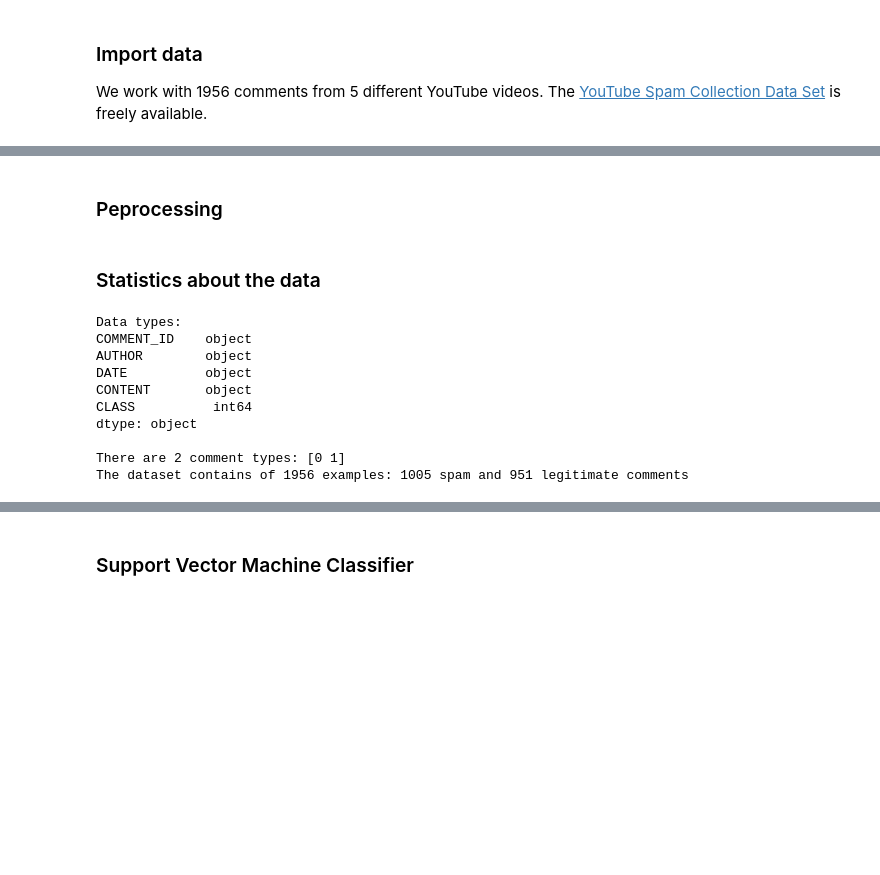
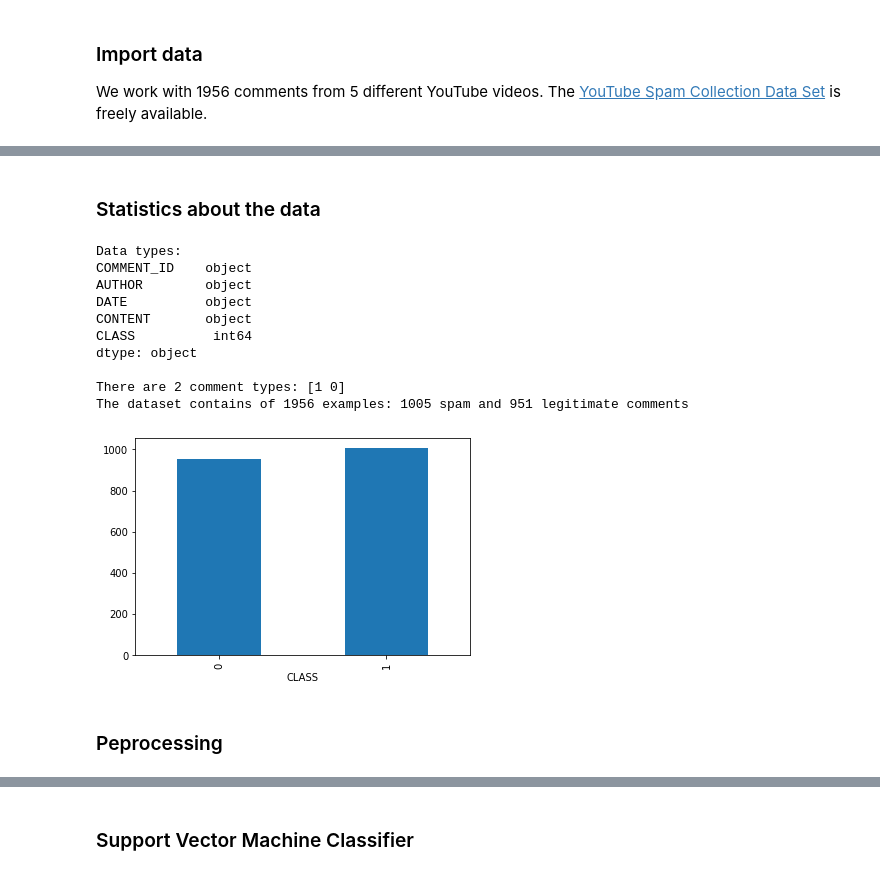
Before and after one commit to padieul/yt_spam_scanner, a Jupyter notebook: models/svm.ipynb, the cells around one changed output, grey strips where cells are left out. Cells and saved outputs as stored; diff of their text form; code cells hidden in the pictures; blank space fills up the shorter version.

```diff
--- a/models/svm.ipynb
+++ b/models/svm.ipynb
@@ -72,3 +62,24 @@ True
+# %% [markdown]
+### Statistics about the data
+# %%
+print(f"Data types:\n{corpus.dtypes}\n")
+print(f"There are {len(corpus['CLASS'].unique())} comment types: {corpus['CLASS'].unique()}")
+print(f"The dataset contains of {len(corpus)} examples: {len(corpus.loc[corpus['CLASS'] == 1])} spam and {len(corpus.loc[corpus['CLASS'] == 0])} legitimate comments")
+
+corpus.groupby("CLASS").CONTENT.count().plot.bar(ylim=0)
+plt.show()
+# %% [output]
+Data types:
+COMMENT_ID    object
+AUTHOR        object
+DATE          object
+CONTENT       object
+CLASS          int64
+dtype: object
+
+There are 2 comment types: [1 0]
+The dataset contains of 1956 examples: 1005 spam and 951 legitimate comments
+[figure, added]
 # %% [markdown]
 ### Peprocessing
 # %%
@@ -112,17 +136,0 @@ BOW = vectorizer.fit_transform(cleaned_data)
-# %% [markdown]
-### Statistics about the data
-# %%
-print(f"Data types:\n{corpus.dtypes}\n")
-print(f"There are {len(corpus['CLASS'].unique())} comment types: {corpus['CLASS'].unique()}")
-print(f"The dataset contains of {len(corpus)} examples: {len(corpus.loc[corpus['CLASS'] == 1])} spam and {len(corpus.loc[corpus['CLASS'] == 0])} legitimate comments")
-# %% [output]
-Data types:
-COMMENT_ID    object
-AUTHOR        object
-DATE          object
-CONTENT       object
-CLASS          int64
-dtype: object
-
-There are 2 comment types: [0 1]
-The dataset contains of 1956 examples: 1005 spam and 951 legitimate comments
```
Also changed, not shown: parts of 18 cells of this notebook, 17 other files.
